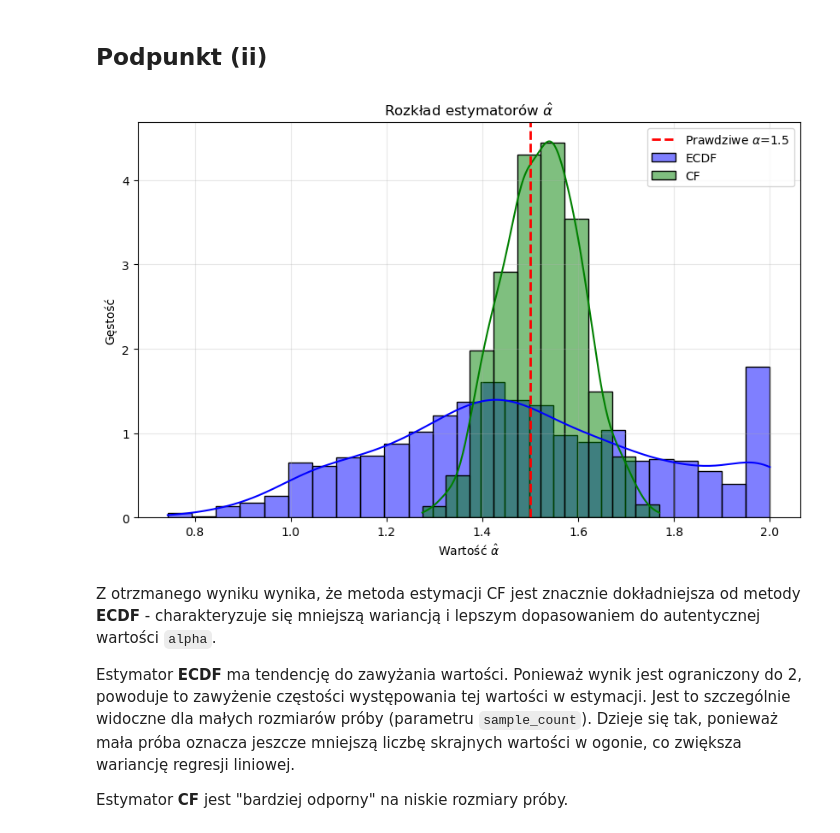
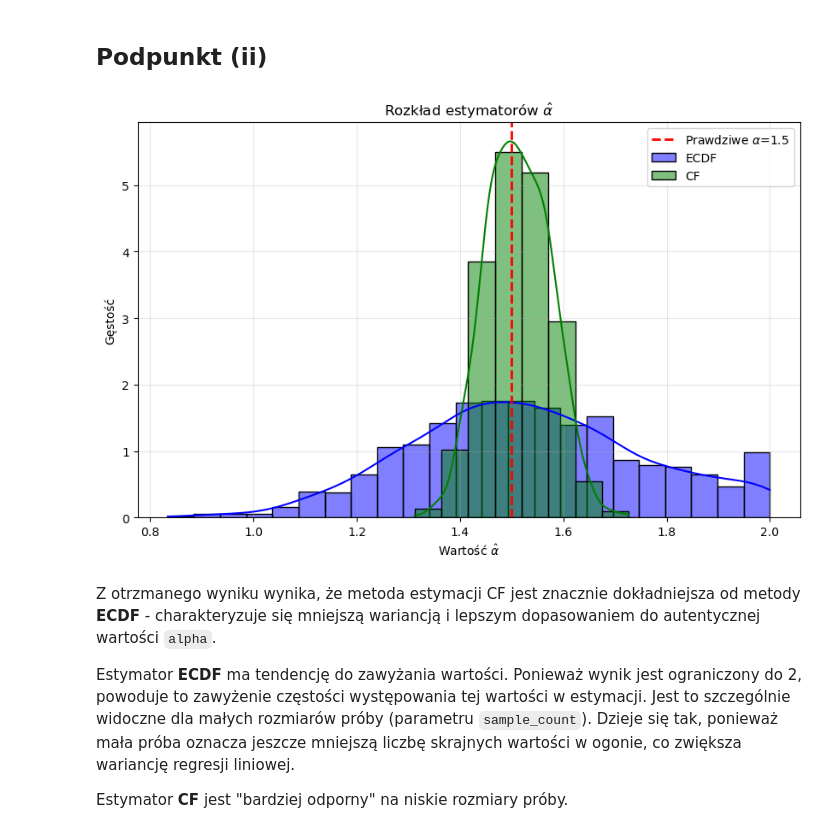
Before and after one commit to BartoszMichalak13/Raports-CSoSP, a Jupyter notebook: ksps_r1_242504_268429.ipynb, the cells around one changed output. Drawn from its saved outputs; the diff is of its cells as text; code cells hidden in the pictures.

```diff
--- a/ksps_r1_242504_268429.ipynb
+++ b/ksps_r1_242504_268429.ipynb
@@ -140,35 +140,35 @@ Estymata CF:             1.650
 true_alpha = 1.5
 beta = 0.0
 gamma = 1.0
 delta = 0.0
-sample_count = 1000
+sample_count = 2000
 
 m_iterations = 1000
 alpha_ecdf_results = []
 alpha_cf_results = []
 
 for _ in tqdm(range(m_iterations), desc="Symulacja Monte Carlo"):
     x_vals = np.array([get_random_a_stable(true_alpha, beta, gamma, delta) for _ in range(0, sample_count)])
 
     alpha_ecdf_results.append(estimate_alpha_ecdf(x_vals))
     alpha_cf_results.append(estimate_alpha_cf(x_vals))
 
 # Remove NaN values
 res_ecdf = np.array(alpha_ecdf_results)[~np.isnan(alpha_ecdf_results)]
 res_cf = np.array(alpha_cf_results)[~np.isnan(alpha_cf_results)]
 
 plt.figure(figsize=(10, 6))
 sns.histplot(res_ecdf, color='blue', alpha=0.5, label='ECDF', kde=True, stat="density", binwidth=0.05)
 sns.histplot(res_cf, color='green', alpha=0.5, label='CF', kde=True, stat="density", binwidth=0.05)
 plt.axvline(true_alpha, color='red', linestyle='--', linewidth=2, label=f'Prawdziwe $\\alpha$={true_alpha}')
 plt.title(f'Rozkład estymatorów $\\hat{{\\alpha}}$')
 plt.xlabel(f'Wartość $\\hat{{\\alpha}}$')
 plt.ylabel('Gęstość')
 plt.legend()
 plt.grid(True, alpha=0.3)
 plt.show()
 # %% [output]
-[figure, old version]
+[figure, new version]
 # %% [markdown]
 Z otrzmanego wyniku wynika, że metoda estymacji CF jest znacznie dokładniejsza od metody **ECDF** - charakteryzuje się mniejszą wariancją i lepszym dopasowaniem do autentycznej wartości `alpha`.
 
```
Also changed, not shown: parts of 3 cells of this notebook, 1 other file.
